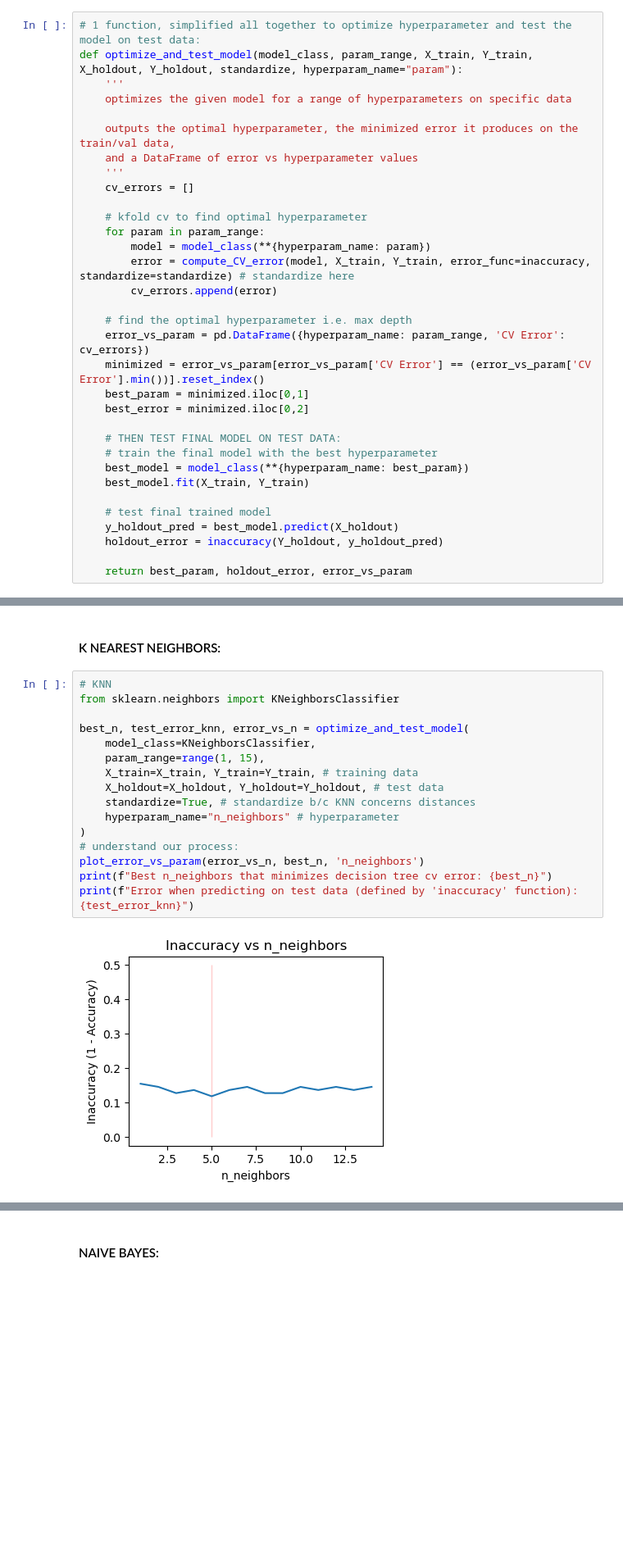
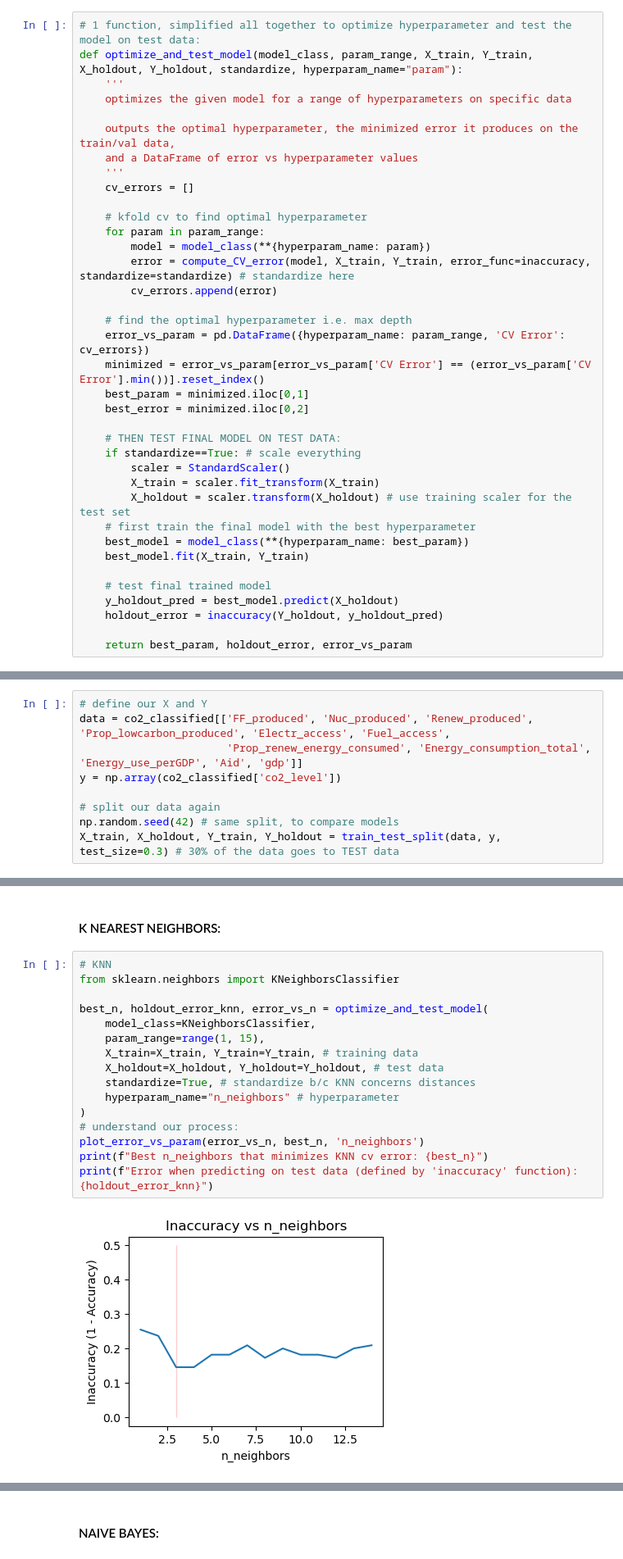
Before and after one commit to siegelhannah/Energy-Use-Sustainability, a Jupyter notebook: Proj2DSCI311.ipynb, the cells around one changed output, grey strips where cells are left out. Shown at 82% size. Saved outputs shown, nothing was run; the diff lists cells and outputs as text; blank space fills up the shorter version.

```diff
--- a/Proj2DSCI311.ipynb
+++ b/Proj2DSCI311.ipynb
@@ -961,7 +961,11 @@ def optimize_and_test_model(model_class, param_range, X_train, Y_train, X_holdou
     best_error = minimized.iloc[0,2]
 
     # THEN TEST FINAL MODEL ON TEST DATA:
-    # train the final model with the best hyperparameter
+    if standardize==True: # scale everything
+        scaler = StandardScaler()
+        X_train = scaler.fit_transform(X_train)
+        X_holdout = scaler.transform(X_holdout) # use training scaler for the test set
+    # first train the final model with the best hyperparameter
     best_model = model_class(**{hyperparam_name: best_param})
     best_model.fit(X_train, Y_train)
 
@@ -995,3 +989,12 @@ X_train, X_holdout, Y_train, Y_holdout = train_test_split(data_simplified, y, te
+# %%
+# define our X and Y
+data = co2_classified[['FF_produced', 'Nuc_produced', 'Renew_produced', 'Prop_lowcarbon_produced', 'Electr_access', 'Fuel_access',
+                       'Prop_renew_energy_consumed', 'Energy_consumption_total', 'Energy_use_perGDP', 'Aid', 'gdp']]
+y = np.array(co2_classified['co2_level'])
+
+# split our data again
+np.random.seed(42) # same split, to compare models
+X_train, X_holdout, Y_train, Y_holdout = train_test_split(data, y, test_size=0.3) # 30% of the data goes to TEST data
 # %% [markdown]
 #### DECISION TREES
 # %%
@@ -1030,18 +1022,18 @@ importance_df
 # %%
 # KNN
 from sklearn.neighbors import KNeighborsClassifier
 
-best_n, test_error_knn, error_vs_n = optimize_and_test_model(
+best_n, holdout_error_knn, error_vs_n = optimize_and_test_model(
     model_class=KNeighborsClassifier,
     param_range=range(1, 15),
     X_train=X_train, Y_train=Y_train, # training data
     X_holdout=X_holdout, Y_holdout=Y_holdout, # test data
     standardize=True, # standardize b/c KNN concerns distances
     hyperparam_name="n_neighbors" # hyperparameter
 )
 # understand our process:
 plot_error_vs_param(error_vs_n, best_n, 'n_neighbors')
-print(f"Best n_neighbors that minimizes decision tree cv error: {best_n}")
-print(f"Error when predicting on test data (defined by 'inaccuracy' function): {test_error_knn}")
+print(f"Best n_neighbors that minimizes KNN cv error: {best_n}")
+print(f"Error when predicting on test data (defined by 'inaccuracy' function): {holdout_error_knn}")
 # %% [output]
-[figure, old version]
+[figure, new version]
```
Also changed, not shown: parts of 30 cells of this notebook.
